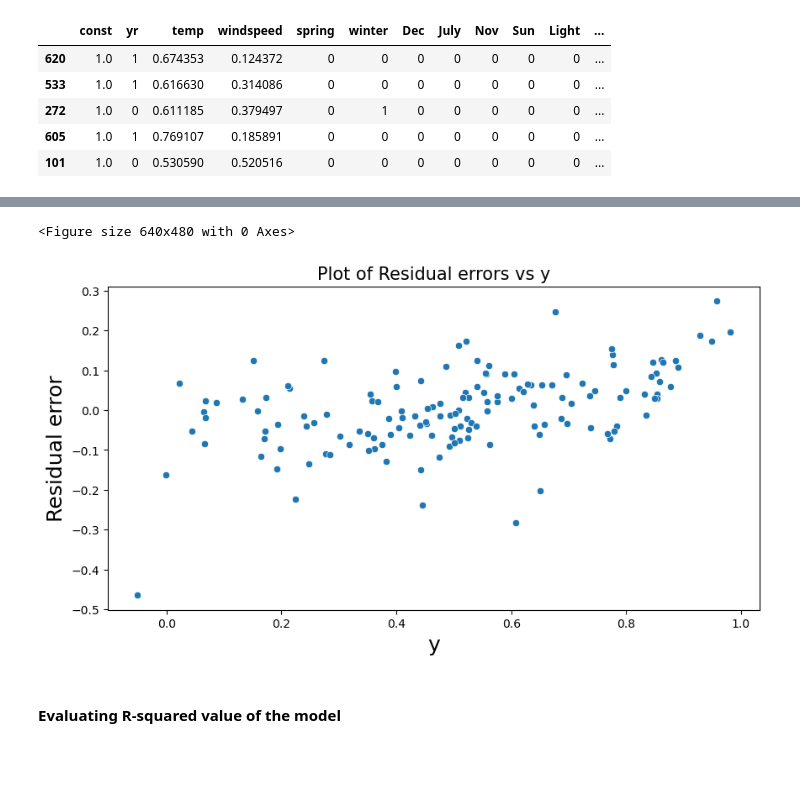
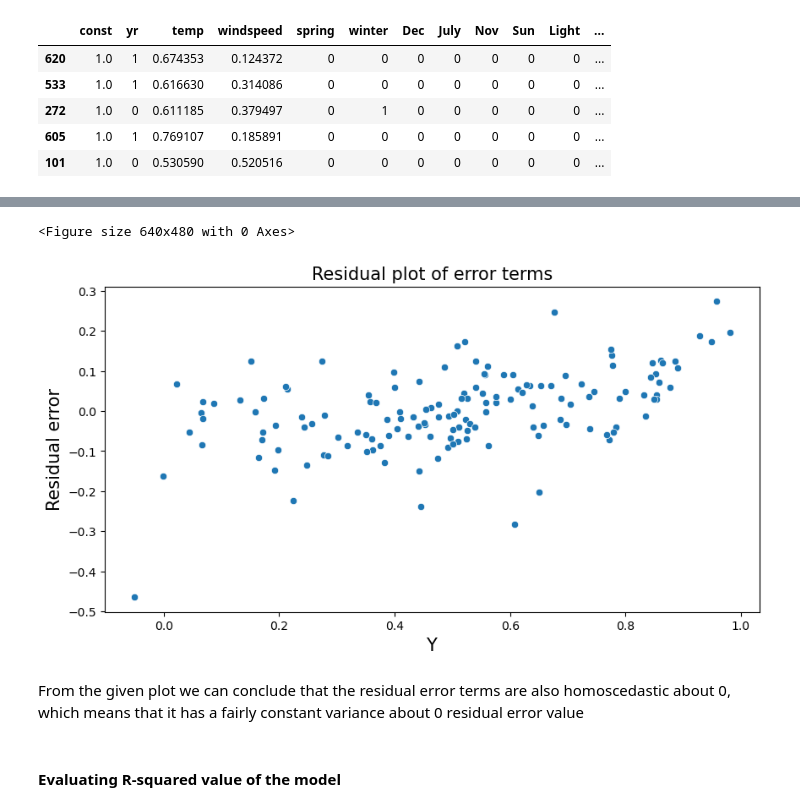
Before and after one commit to svkmsr6/boombikes-linear-regression-assignment, a Jupyter notebook: Souvik_Misra_Linear_Regression_Assignment.ipynb, the cells around one changed output, grey strips where cells are left out. Drawn from its saved outputs; the diff is of its cells as text; code cells hidden in the pictures; blank space fills up the shorter version.

```diff
--- a/Souvik_Misra_Linear_Regression_Assignment.ipynb
+++ b/Souvik_Misra_Linear_Regression_Assignment.ipynb
@@ -788,14 +784,16 @@ Therefore we see a fairly linear relationship between the Actual count and the P
 # %%
 fig = plt.figure()
 plt.figure(figsize=(10,5))
 sns.scatterplot(y_test, (y_test - y_pred))
-plt.ylabel('Residual error', fontsize = 18)
-plt.xlabel('y', fontsize = 18)
-plt.title('Plot of Residual errors vs y', fontsize = 15)
+plt.ylabel('Residual error', fontsize = 15)
+plt.xlabel('Y', fontsize = 15)
+plt.title('Residual plot of error terms', fontsize = 15)
 plt.show()
 # %% [output]
 <Figure size 640x480 with 0 Axes>
-[figure, old version]
+[figure, new version]
+# %% [markdown]
+From the given plot we can conclude that the residual error terms are also homoscedastic about 0, which means that it has a fairly constant variance about 0 residual error value
 # %% [markdown]
 #### Evaluating R-squared value of the model
 # %%
```
Also changed, not shown: parts of 15 cells of this notebook, 3 other files.
